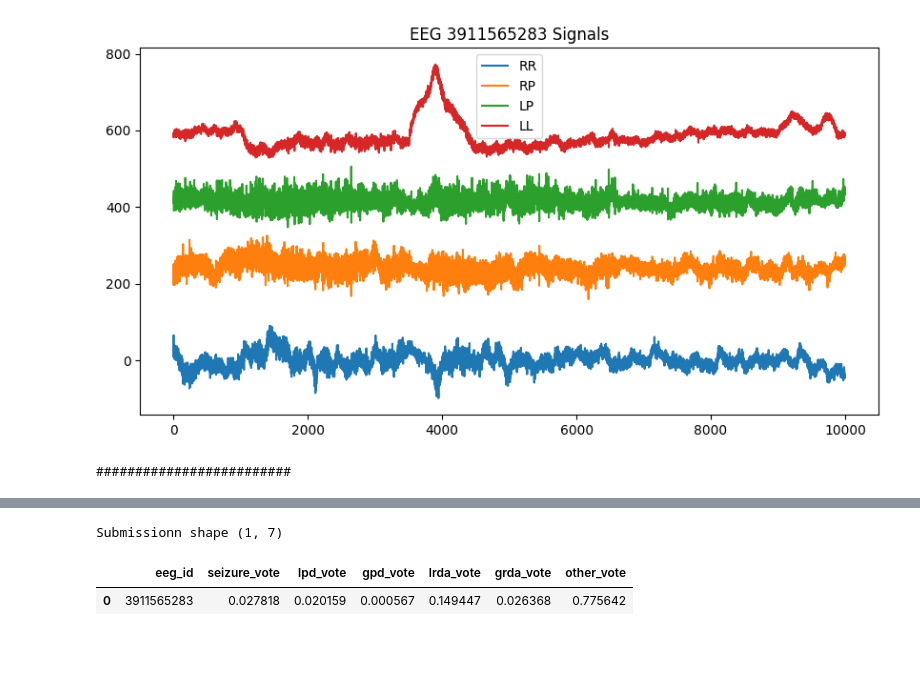
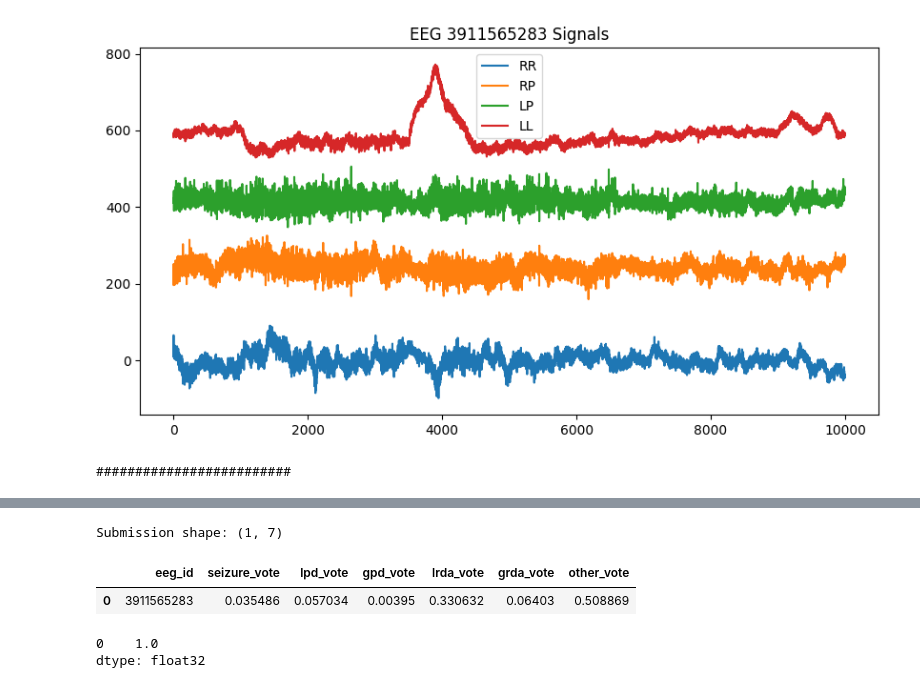
Before and after one commit to SEOYUNJE/github.io, a Jupyter notebook: hms-efficientnetb0-two-stage.ipynb, the cells around one changed output, grey strips where cells are left out. Saved outputs shown, nothing was run; the diff lists cells and outputs as text; code cells hidden in the pictures; blank space fills up the shorter version.

Commit message:
Kaggle Notebook | HMS - EfficientNetB0 Ensemble | 3 Simple Blending

```diff
--- a/hms-efficientnetb0-two-stage.ipynb
+++ b/hms-efficientnetb0-two-stage.ipynb
@@ -740,0 +827,2 @@ Test preds shape (1, 6)
+# %%
+device = torch.device("cuda" if torch.cuda.is_available() else "cpu")
@@ -740,0 +1044,12 @@ Test preds shape (1, 6)
+# %%
+koef_1 = 1.0
+model_weights = [
+    {
+        'bandpass_filter':{'low':0.5, 'high':20, 'order':2},
+        'file_data':
+        [
+            #{'koef':koef_1, 'file_mask':"/kaggle/input/hms-resnet1d-gru-weights-v82/pop_1_weight_oof/*_best.pth"},
+            {'koef':koef_1, 'file_mask':"/kaggle/input/hms-resnet1d-gru-weights-v82/pop_2_weight_oof/*_best.pth"},
+        ]
+    },
+]
@@ -740,0 +1560,4 @@ Test preds shape (1, 6)
+# %%
+test_df = pd.read_csv(CFG.test_csv)
+print(f"Test dataframe shape is: {test_df.shape}")
+test_df.head()
@@ -740,0 +1568,17 @@ Test preds shape (1, 6)
+# %%
+test_eeg_parquet_paths = glob(CFG.test_eeg + "*.parquet")
+test_eeg_df = pd.read_parquet(test_eeg_parquet_paths[0])
+test_eeg_features = test_eeg_df.columns
+print(f"There are {len(test_eeg_features)} raw eeg features")
+print(list(test_eeg_features))
+del test_eeg_df
+_ = gc.collect()
+
+# %%time
+all_eegs = {}
+eeg_ids = test_df.eeg_id.unique()
+for i, eeg_id in tqdm(enumerate(eeg_ids)):
+    # Save EEG to Python dictionary of numpy arrays
+    eeg_path = CFG.test_eeg + str(eeg_id) + ".parquet"
+    data = eeg_from_parquet(eeg_path)
+    all_eegs[eeg_id] = data
@@ -741,10 +1647,17 @@ Test preds shape (1, 6)
 # %%
-sub = pd.DataFrame({'eeg_id':test.eeg_id.values})
-sub[TARGETS] = pred
-sub.to_csv('submission.csv',index=False)
-print('Submissionn shape',sub.shape)
+sub = pd.DataFrame({"eeg_id": test_df.eeg_id.values})
+# predictions: resnet 1d, pred: 10m&50s, pred2: 10m&20s
+sub[CFG.target_cols] = predictions * 0.4 + pred * 0.4 + pred2 * 0.2
+
+sub.to_csv(f"submission.csv", index=False)
+print(f"Submission shape: {sub.shape}")
 sub.head()
 # %% [output]
-Submissionn shape (1, 7)
+Submission shape: (1, 7)
 |  | eeg_id | seizure_vote | lpd_vote | gpd_vote | lrda_vote | grda_vote | other_vote |
-| 0 | 3911565283 | 0.027818 | 0.020159 | 0.000567 | 0.149447 | 0.026368 | 0.775642 |
+| 0 | 3911565283 | 0.035486 | 0.057034 | 0.00395 | 0.330632 | 0.06403 | 0.508869 |
+# %%
+sub.iloc[:,-6:].sum(axis=1)
+# %% [output]
+0    1.0
+dtype: float32
```
Also changed, not shown: parts of 47 cells of this notebook.
